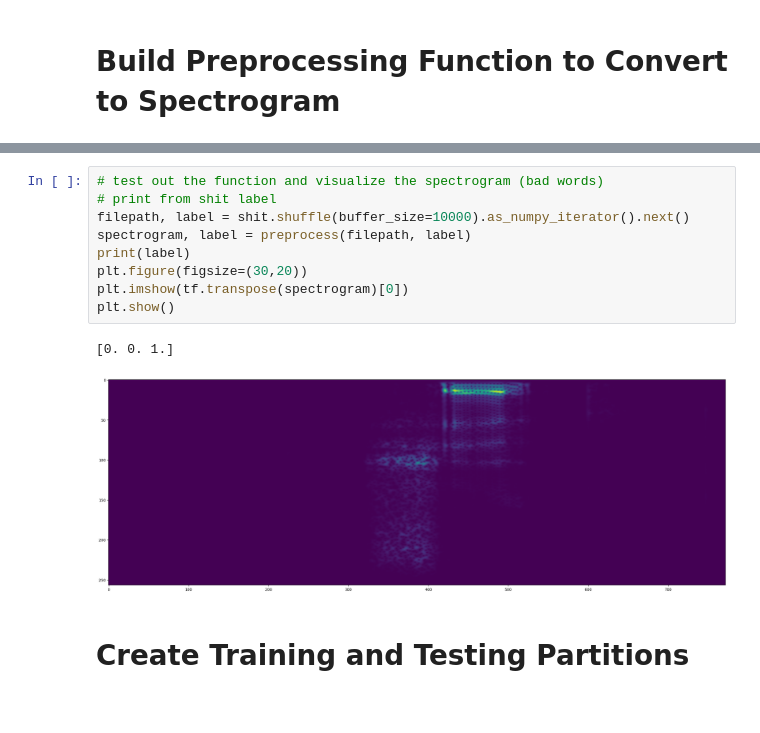
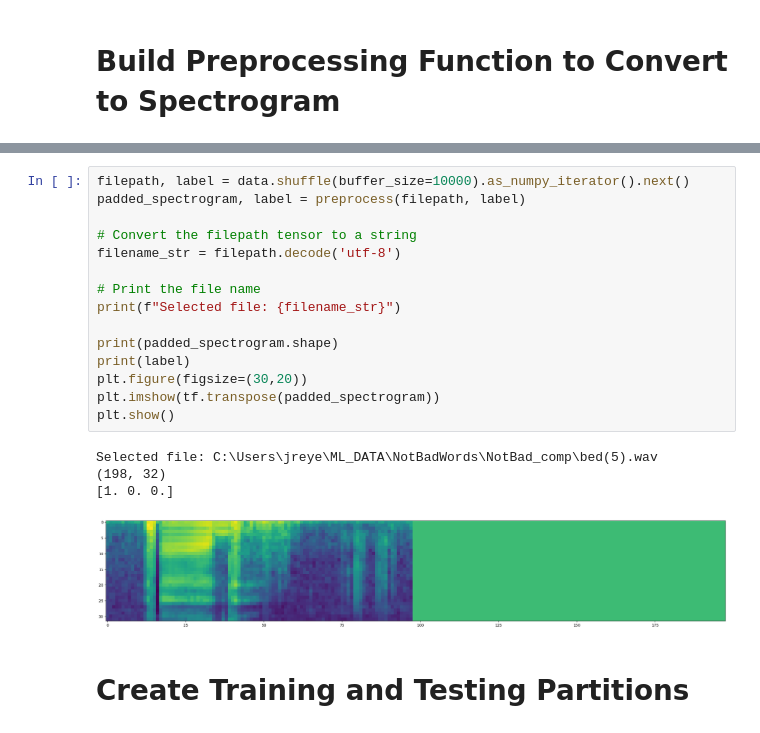
Before and after one commit to 490-BadMouth/BadMouth, a Jupyter notebook: BadMouth_CNN_Multi_Class_Fixed_Shape.ipynb, the cells around one changed output, grey strips where cells are left out. Drawn from its saved outputs; the diff is of its cells as text.

```diff
--- a/BadMouth_CNN_Multi_Class_Fixed_Shape.ipynb
+++ b/BadMouth_CNN_Multi_Class_Fixed_Shape.ipynb
@@ -145,15 +336,23 @@ def preprocess(file_path, label):
 # %%
-# test out the function and visualize the spectrogram (bad words)
-# print from shit label
-filepath, label = shit.shuffle(buffer_size=10000).as_numpy_iterator().next()
-spectrogram, label = preprocess(filepath, label)
+filepath, label = data.shuffle(buffer_size=10000).as_numpy_iterator().next()
+padded_spectrogram, label = preprocess(filepath, label)
+
+# Convert the filepath tensor to a string
+filename_str = filepath.decode('utf-8')
+
+# Print the file name
+print(f"Selected file: {filename_str}")
+
+print(padded_spectrogram.shape)
 print(label)
 plt.figure(figsize=(30,20))
-plt.imshow(tf.transpose(spectrogram)[0])
+plt.imshow(tf.transpose(padded_spectrogram))
 plt.show()
 # %% [output]
-[0. 0. 1.]
+Selected file: C:\Users\jreye\ML_DATA\NotBadWords\NotBad_comp\bed(5).wav
+(198, 32)
+[1. 0. 0.]
-[figure, old version]
+[figure, new version]
 # %% [markdown]
 # Create Training and Testing Partitions
 # %%
```
Also changed, not shown: parts of 26 cells of this notebook.
